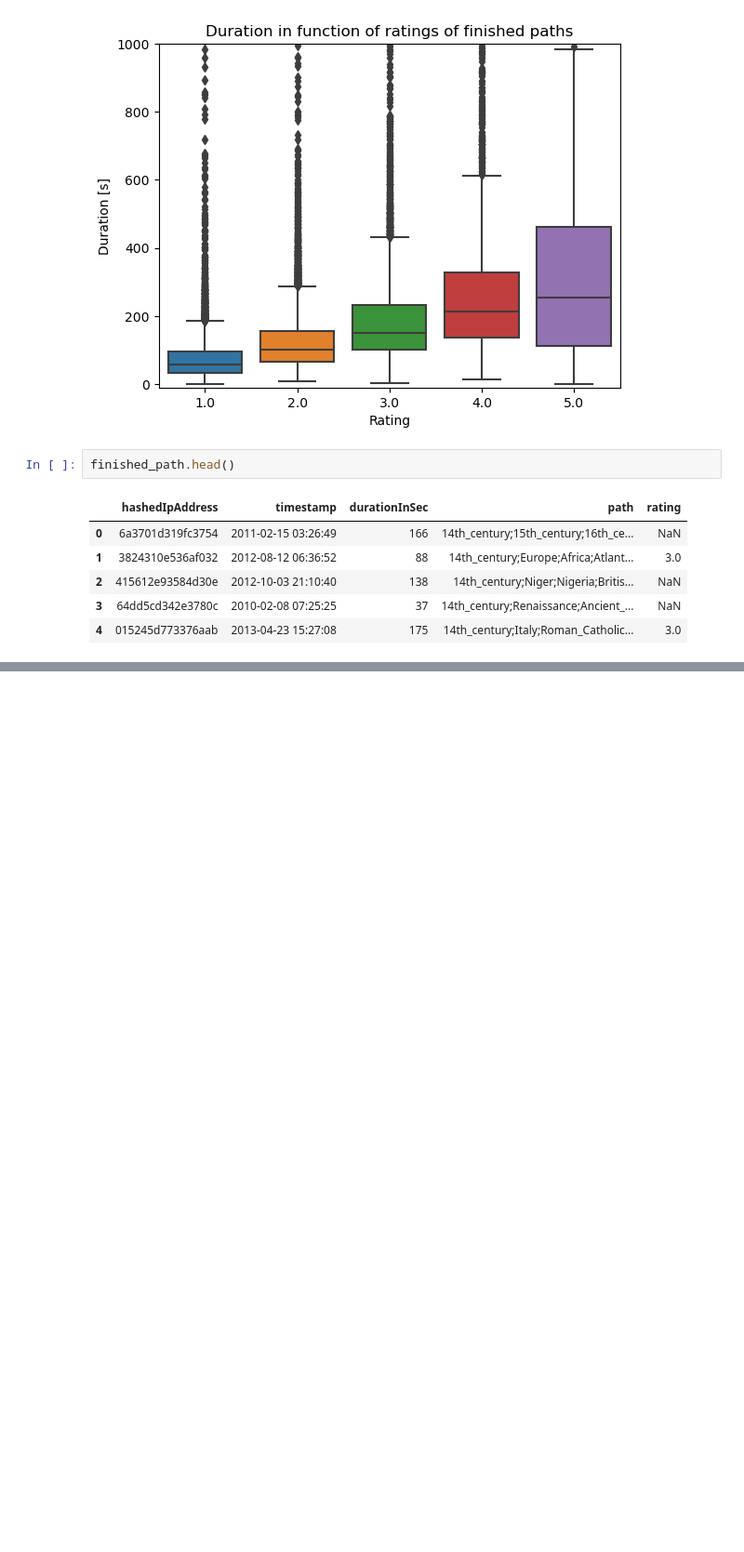
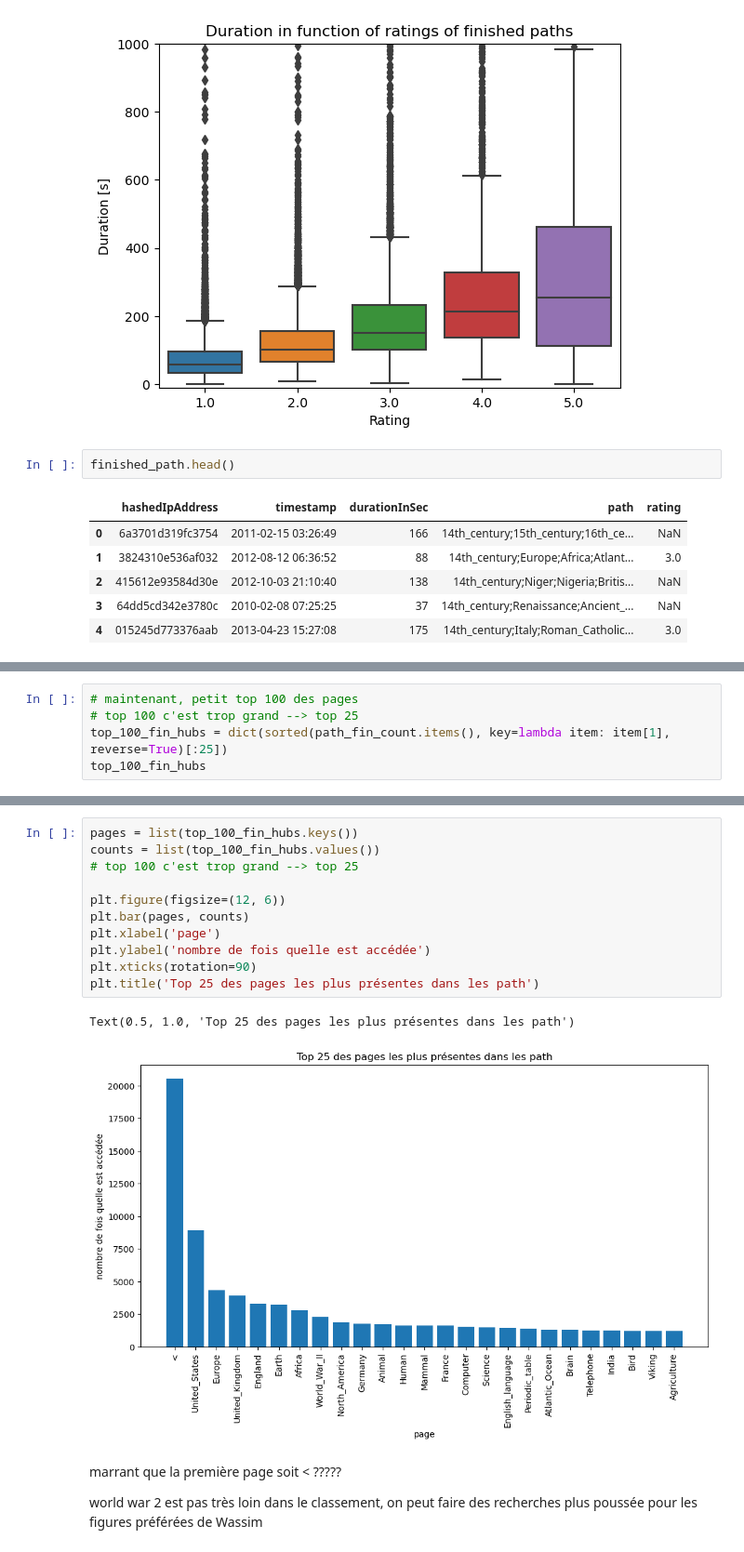
Before and after one commit to epfl-ada/ada-2023-project-miaoumiaou, a Jupyter notebook: Visualisation_wiki.ipynb, the cells around one changed output, grey strips where cells are left out. Shown at 93% size. Cells and saved outputs as stored; diff of their text form; blank space fills up the shorter version.

```diff
--- a/Visualisation_wiki.ipynb
+++ b/Visualisation_wiki.ipynb
@@ -180,0 +239,5 @@ max duration for finished_path 584.85
+# %%
+# maintenant, petit top 100 des pages
+# top 100 c'est trop grand --> top 25
+top_100_fin_hubs = dict(sorted(path_fin_count.items(), key=lambda item: item[1], reverse=True)[:25])
+top_100_fin_hubs
@@ -180,0 +262,18 @@ max duration for finished_path 584.85
+# %%
+pages = list(top_100_fin_hubs.keys())
+counts = list(top_100_fin_hubs.values())
+# top 100 c'est trop grand --> top 25
+
+plt.figure(figsize=(12, 6))
+plt.bar(pages, counts)
+plt.xlabel('page')
+plt.ylabel('nombre de fois quelle est accédée')
+plt.xticks(rotation=90)
+plt.title('Top 25 des pages les plus présentes dans les path')
+# %% [output]
+Text(0.5, 1.0, 'Top 25 des pages les plus présentes dans les path')
+[figure, added]
+# %% [markdown]
+marrant que la première page soit < ?????
+
+world war 2 est pas très loin dans le classement, on peut faire des recherches plus poussée pour les figures préférées de Wassim
```
Also changed, not shown: parts of 7 cells of this notebook.
